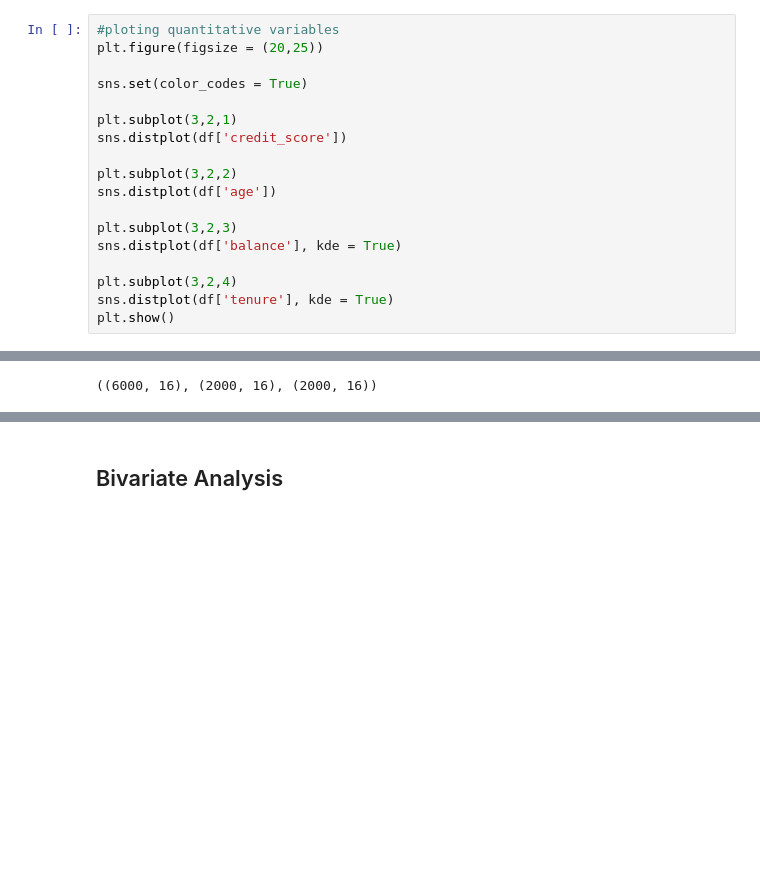
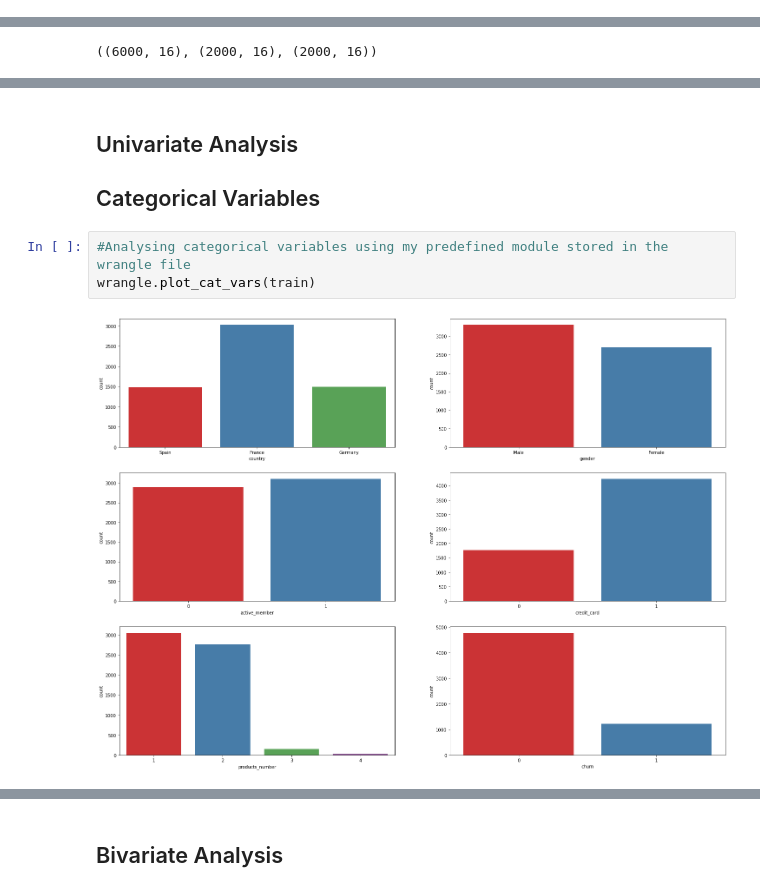
Before and after one commit to patrickamwayi/individual-project-, a Jupyter notebook: bank_customer_churn_prediction.ipynb, the cells around one changed output, grey strips where cells are left out. Saved outputs shown, nothing was run; the diff lists cells and outputs as text; blank space fills up the shorter version.

```diff
--- a/bank_customer_churn_prediction.ipynb
+++ b/bank_customer_churn_prediction.ipynb
@@ -186,18 +134,0 @@ plot_cat_vars()
-# %%
-#ploting quantitative variables
-plt.figure(figsize = (20,25))
-
-sns.set(color_codes = True)
-
-plt.subplot(3,2,1)
-sns.distplot(df['credit_score'])
-
-plt.subplot(3,2,2)
-sns.distplot(df['age'])
-
-plt.subplot(3,2,3)
-sns.distplot(df['balance'], kde = True)
-
-plt.subplot(3,2,4)
-sns.distplot(df['tenure'], kde = True)
-plt.show()
@@ -296,0 +218,8 @@ train.head(3)
+# %% [markdown]
+## Univariate Analysis
+## Categorical Variables
+# %%
+#Analysing categorical variables using my predefined module stored in the wrangle file
+wrangle.plot_cat_vars(train)
+# %% [output]
+[figure, added]
```
Also changed, not shown: parts of 57 cells of this notebook.
